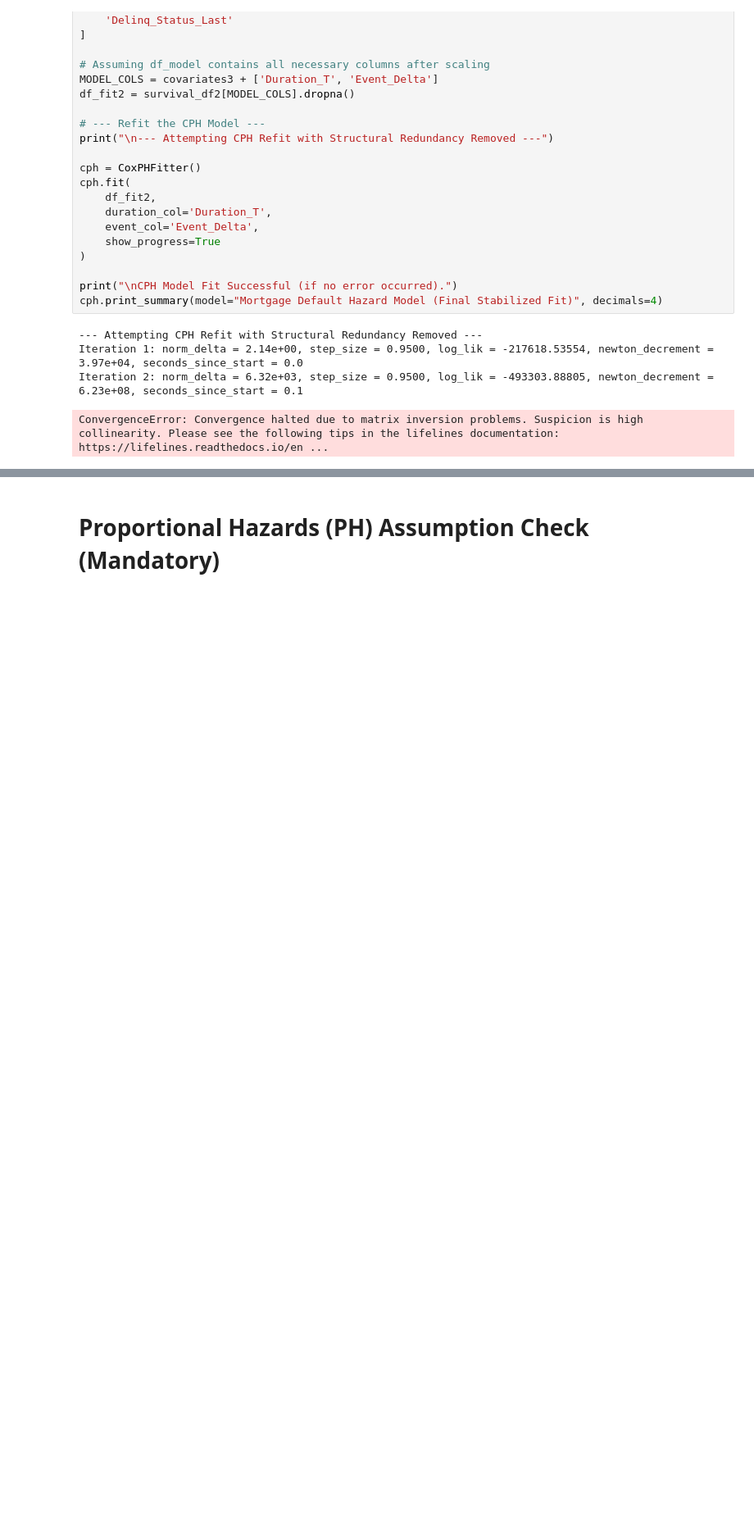
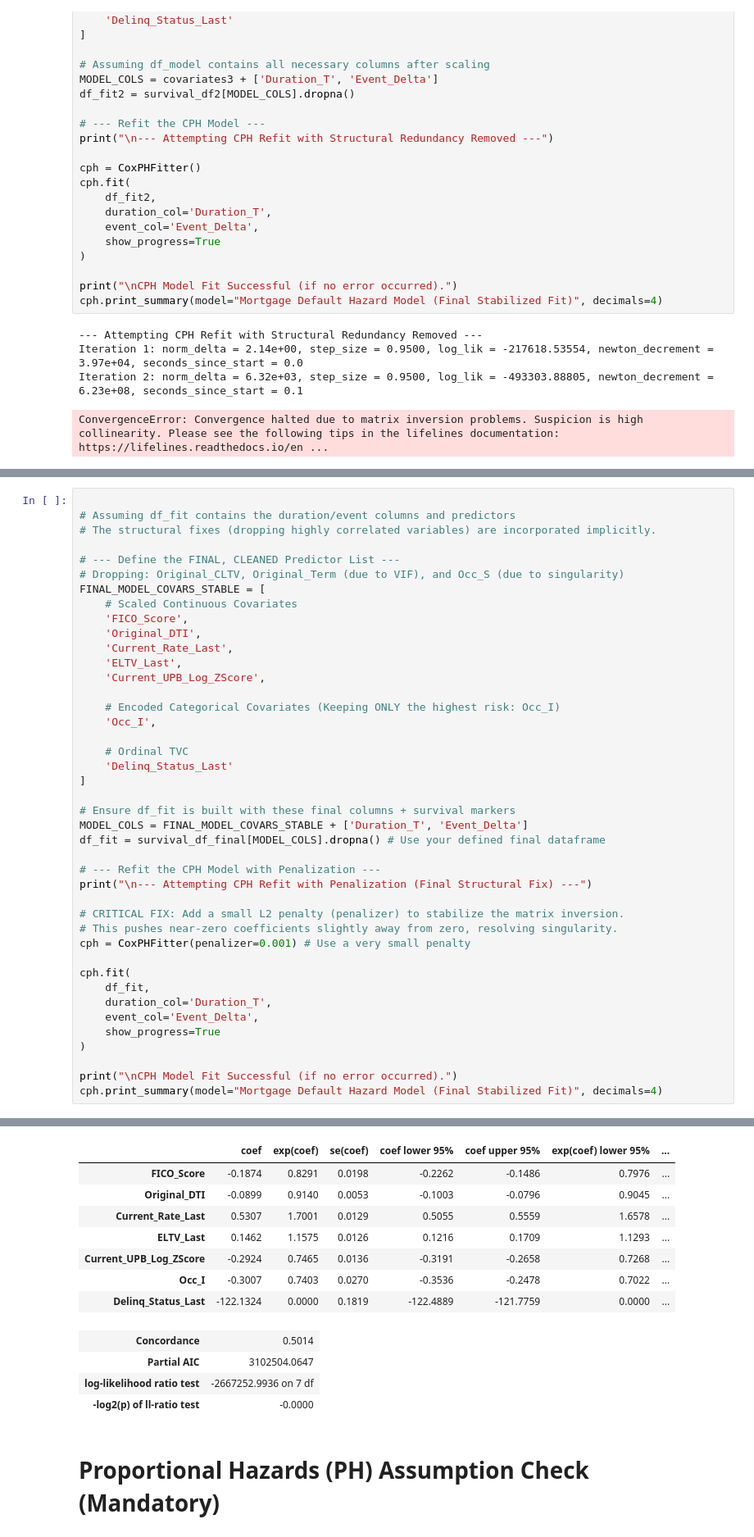
Before and after one commit to divija-rao/MBS_RiskManagement, a Jupyter notebook: cph_1 copy.ipynb, the cells around one changed output, grey strips where cells are left out. Shown at 82% size. Drawn from its saved outputs; the diff is of its cells as text; blank space fills up the shorter version.

```diff
--- a/cph_1 copy.ipynb
+++ b/cph_1 copy.ipynb
@@ -718,0 +789,43 @@ ConvergenceError: Convergence halted due to matrix inversion problems. Suspicion
+# %%
+
+# Assuming df_fit contains the duration/event columns and predictors
+# The structural fixes (dropping highly correlated variables) are incorporated implicitly.
+
+# --- Define the FINAL, CLEANED Predictor List ---
+# Dropping: Original_CLTV, Original_Term (due to VIF), and Occ_S (due to singularity)
+FINAL_MODEL_COVARS_STABLE = [
+    # Scaled Continuous Covariates
+    'FICO_Score',
+    'Original_DTI',
+    'Current_Rate_Last',
+    'ELTV_Last',
+    'Current_UPB_Log_ZScore',
+
+    # Encoded Categorical Covariates (Keeping ONLY the highest risk: Occ_I)
+    'Occ_I',
+
+    # Ordinal TVC
+    'Delinq_Status_Last'
+]
+
+# Ensure df_fit is built with these final columns + survival markers
+MODEL_COLS = FINAL_MODEL_COVARS_STABLE + ['Duration_T', 'Event_Delta']
+df_fit = survival_df_final[MODEL_COLS].dropna() # Use your defined final dataframe
+
+# --- Refit the CPH Model with Penalization ---
+print("\n--- Attempting CPH Refit with Penalization (Final Structural Fix) ---")
+
+# CRITICAL FIX: Add a small L2 penalty (penalizer) to stabilize the matrix inversion.
+# This pushes near-zero coefficients slightly away from zero, resolving singularity.
+cph = CoxPHFitter(penalizer=0.001) # Use a very small penalty
+
+cph.fit(
+    df_fit,
+    duration_col='Duration_T',
+    event_col='Event_Delta',
+    show_progress=True
+)
+
+print("\nCPH Model Fit Successful (if no error occurred).")
+cph.print_summary(model="Mortgage Default Hazard Model (Final Stabilized Fit)", decimals=4)
+# %% [output]
@@ -719,3 +855,15 @@ ConvergenceError: Convergence halted due to matrix inversion problems. Suspicion
+|  | coef | exp(coef) | se(coef) | coef lower 95% | coef upper 95% | exp(coef) lower 95% | ... |
+| FICO_Score | -0.1874 | 0.8291 | 0.0198 | -0.2262 | -0.1486 | 0.7976 | ... |
+| Original_DTI | -0.0899 | 0.9140 | 0.0053 | -0.1003 | -0.0796 | 0.9045 | ... |
+| Current_Rate_Last | 0.5307 | 1.7001 | 0.0129 | 0.5055 | 0.5559 | 1.6578 | ... |
+| ELTV_Last | 0.1462 | 1.1575 | 0.0126 | 0.1216 | 0.1709 | 1.1293 | ... |
+| Current_UPB_Log_ZScore | -0.2924 | 0.7465 | 0.0136 | -0.3191 | -0.2658 | 0.7268 | ... |
+| Occ_I | -0.3007 | 0.7403 | 0.0270 | -0.3536 | -0.2478 | 0.7022 | ... |
+| Delinq_Status_Last | -122.1324 | 0.0000 | 0.1819 | -122.4889 | -121.7759 | 0.0000 | ... |
+| Concordance | 0.5014 |
+| Partial AIC | 3102504.0647 |
+| log-likelihood ratio test | -2667252.9936 on 7 df |
+| -log2(p) of ll-ratio test | -0.0000 |
 # %% [markdown]
 # Proportional Hazards (PH) Assumption Check (Mandatory)
 # %%
```
Also changed, not shown: parts of 7 cells of this notebook.
